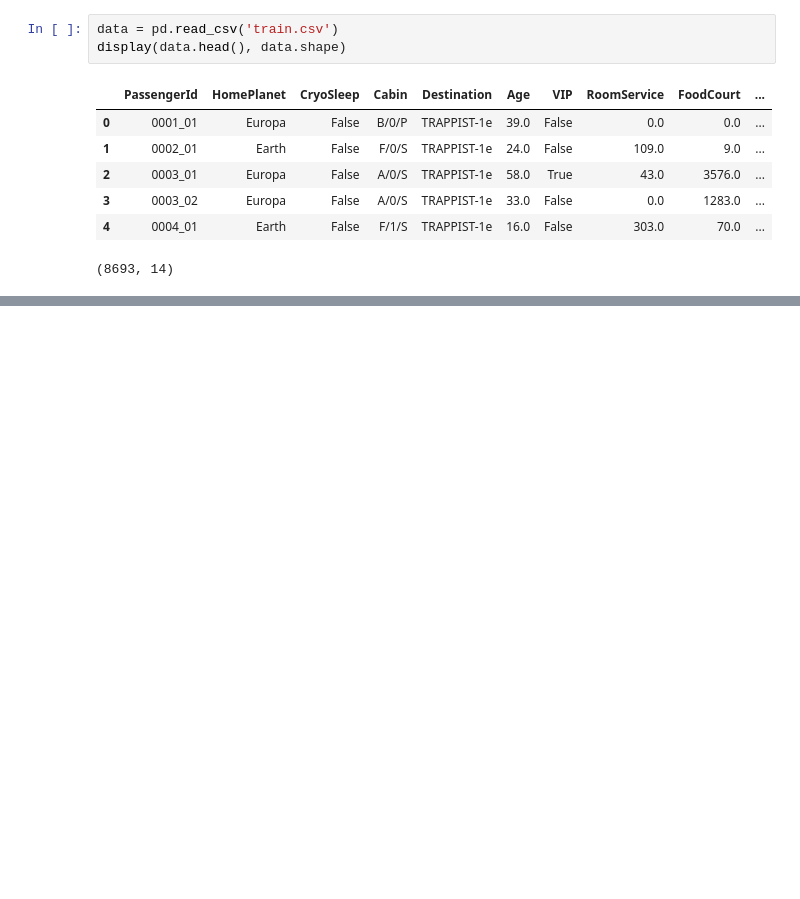
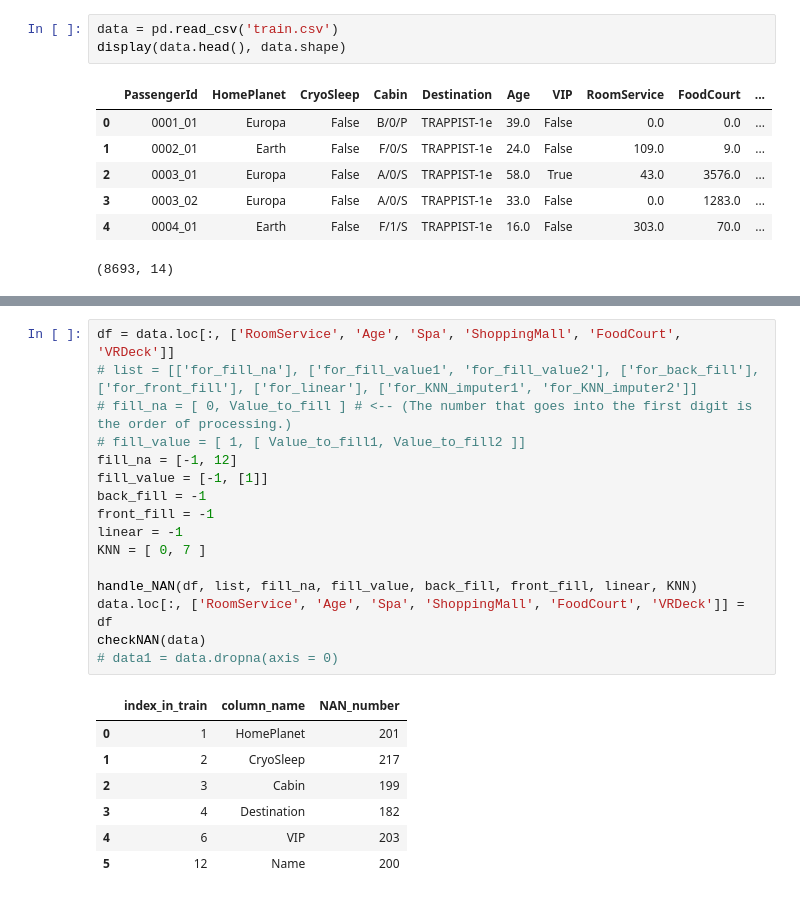
Before and after one commit to lakP44/coding-total, a Jupyter notebook: module/rock/test1.ipynb, the cells around one changed output, grey strips where cells are left out. Cells and saved outputs as stored; diff of their text form; blank space fills up the shorter version.

```diff
--- a/module/rock/test1.ipynb
+++ b/module/rock/test1.ipynb
@@ -27 +48,25 @@ data = data.dropna(axis = 0)
+# %%
+df = data.loc[:, ['RoomService', 'Age', 'Spa', 'ShoppingMall', 'FoodCourt', 'VRDeck']]
+# list = [['for_fill_na'], ['for_fill_value1', 'for_fill_value2'], ['for_back_fill'], ['for_front_fill'], ['for_linear'], ['for_KNN_imputer1', 'for_KNN_imputer2']]
+# fill_na = [ 0, Value_to_fill ] # <-- (The number that goes into the first digit is the order of processing.)
+# fill_value = [ 1, [ Value_to_fill1, Value_to_fill2 ]]
+fill_na = [-1, 12]
+fill_value = [-1, [1]]
+back_fill = -1
+front_fill = -1
+linear = -1
+KNN = [ 0, 7 ]
+
+handle_NAN(df, list, fill_na, fill_value, back_fill, front_fill, linear, KNN)
+data.loc[:, ['RoomService', 'Age', 'Spa', 'ShoppingMall', 'FoodCourt', 'VRDeck']] = df
+checkNAN(data)
+# data1 = data.dropna(axis = 0)
+# %% [output]
+|  | index_in_train | column_name | NAN_number |
+| 0 | 1 | HomePlanet | 201 |
+| 1 | 2 | CryoSleep | 217 |
+| 2 | 3 | Cabin | 199 |
+| 3 | 4 | Destination | 182 |
+| 4 | 6 | VIP | 203 |
+| 5 | 12 | Name | 200 |
 # %%
```
Also changed, not shown: parts of 8 cells of this notebook, 4 other files.
